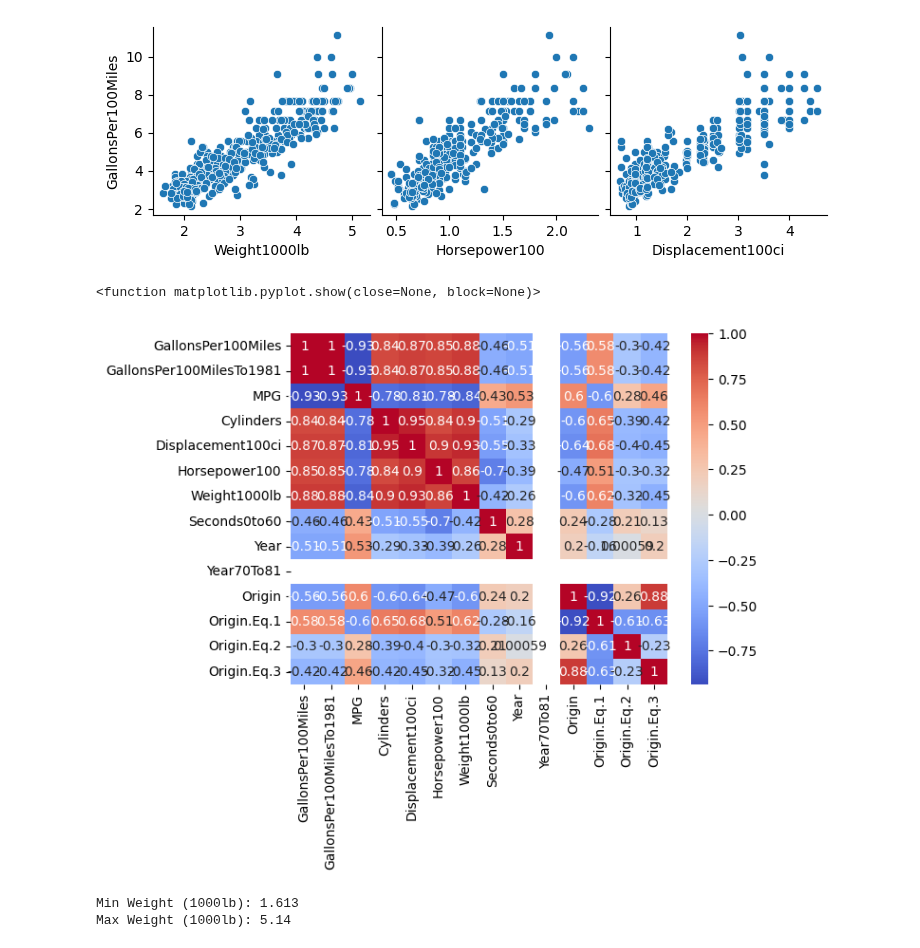
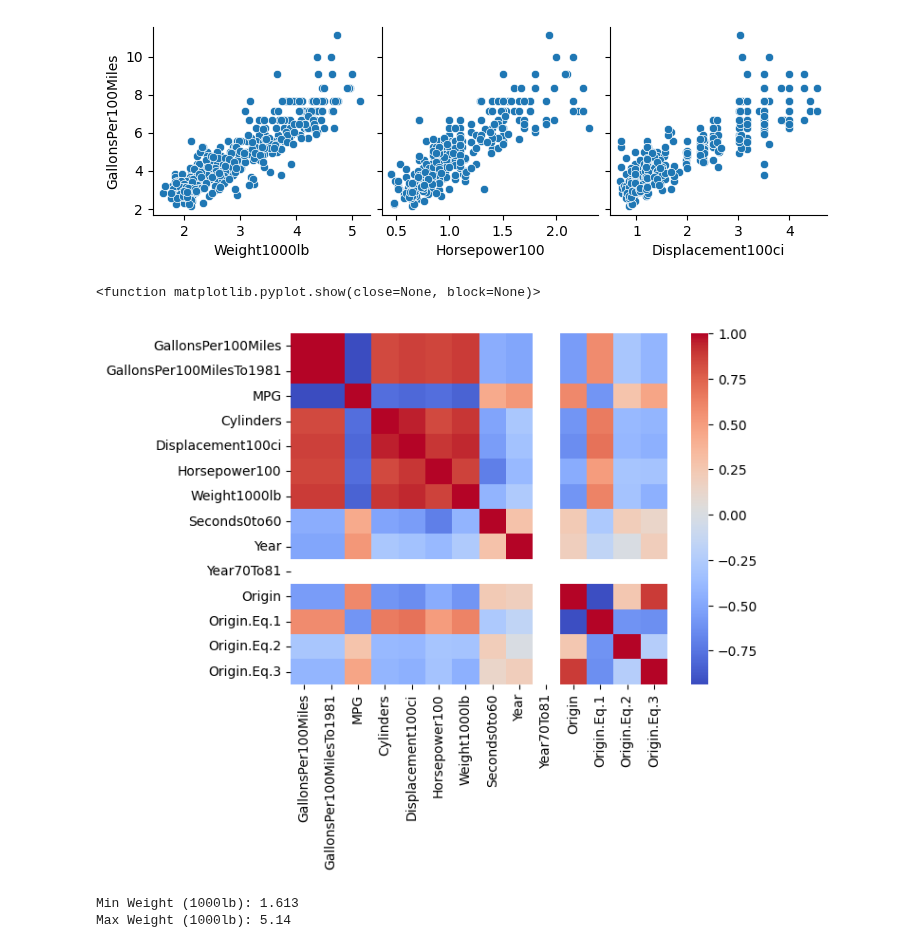
Before and after one commit to jemlau/PredictiveAnalyticsWithPython, a Jupyter notebook: Topic4/LinearRegression_for_AutoMPG_data_v2.ipynb, the cells around one changed output. Drawn from its saved outputs; the diff is of its cells as text; code cells hidden in the pictures.

```diff
--- a/Topic4/LinearRegression_for_AutoMPG_data_v2.ipynb
+++ b/Topic4/LinearRegression_for_AutoMPG_data_v2.ipynb
@@ -58,11 +58,11 @@ plt.show
 [figure]
 # %%
 corr = numeric_df.corr()
-sns.heatmap(corr, annot=True, cmap='coolwarm')
+sns.heatmap(corr, cmap='coolwarm')
 plt.show
 # %% [output]
 <function matplotlib.pyplot.show(close=None, block=None)>
-[figure, old version]
+[figure, new version]
 # %%
 min_weight = df['Weight1000lb'].min()
 max_weight = df['Weight1000lb'].max()
```
Also changed, not shown: parts of 17 cells of this notebook.
